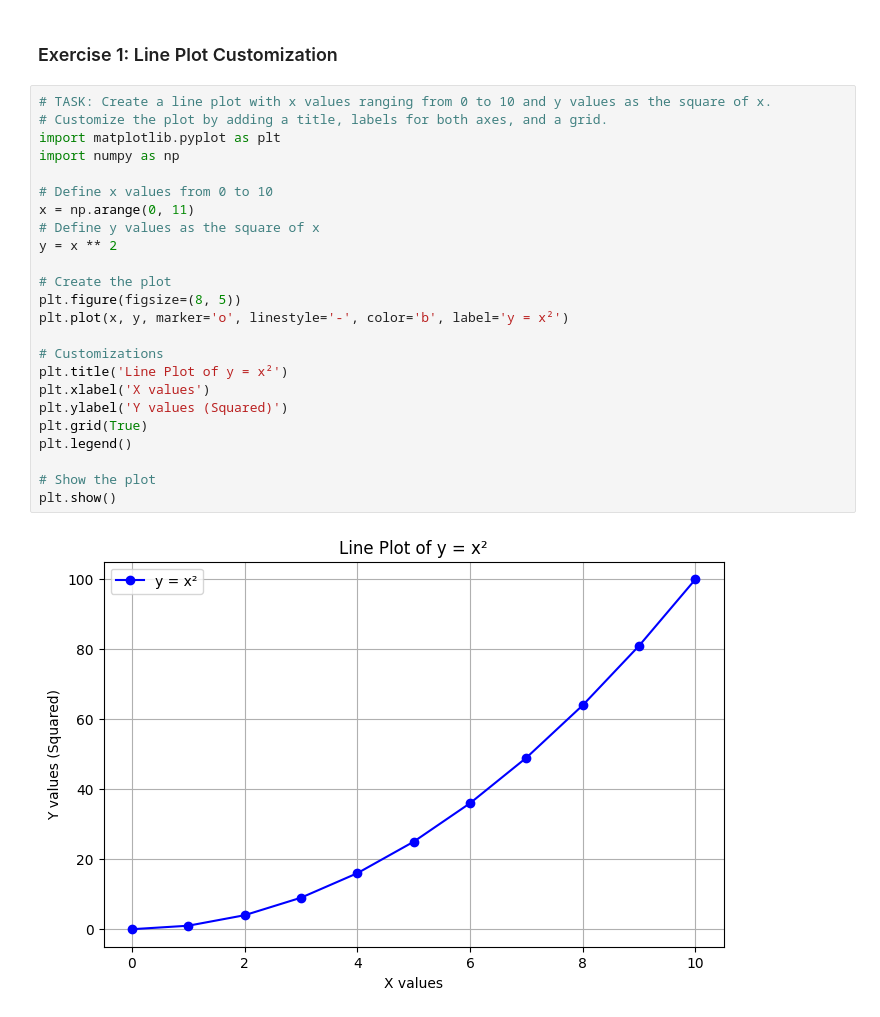
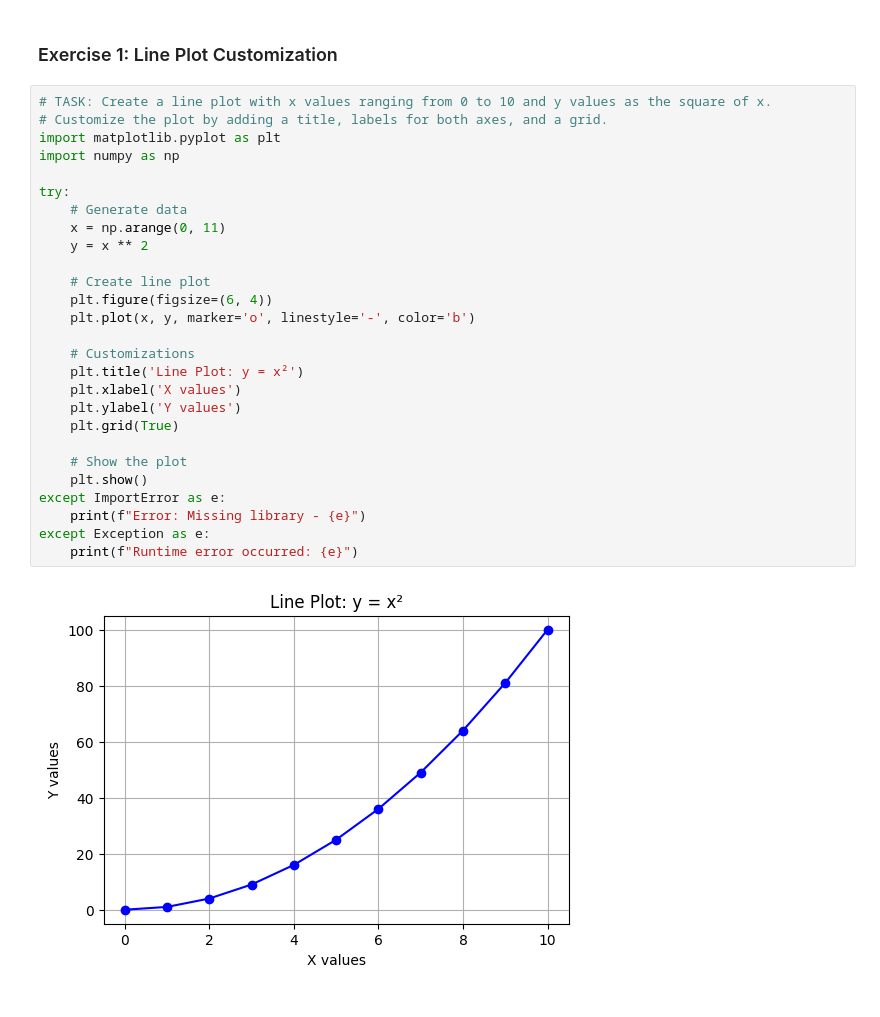
Before and after one commit to ganeshmalasani/python-jupyter-template, a Jupyter notebook: src/1-line-plot.ipynb, the cells around one changed output. Saved outputs shown, nothing was run; the diff lists cells and outputs as text.

```diff
--- a/src/1-line-plot.ipynb
+++ b/src/1-line-plot.ipynb
@@ -3,26 +3,29 @@
 # %%
 # TASK: Create a line plot with x values ranging from 0 to 10 and y values as the square of x.
 # Customize the plot by adding a title, labels for both axes, and a grid.
 import matplotlib.pyplot as plt
 import numpy as np
 
-# Define x values from 0 to 10
-x = np.arange(0, 11)
-# Define y values as the square of x
-y = x ** 2
+try:
+    # Generate data
+    x = np.arange(0, 11)
+    y = x ** 2
 
-# Create the plot
-plt.figure(figsize=(8, 5))
-plt.plot(x, y, marker='o', linestyle='-', color='b', label='y = x²')
+    # Create line plot
+    plt.figure(figsize=(6, 4))
+    plt.plot(x, y, marker='o', linestyle='-', color='b')
 
-# Customizations
-plt.title('Line Plot of y = x²')
-plt.xlabel('X values')
-plt.ylabel('Y values (Squared)')
-plt.grid(True)
-plt.legend()
+    # Customizations
+    plt.title('Line Plot: y = x²')
+    plt.xlabel('X values')
+    plt.ylabel('Y values')
+    plt.grid(True)
 
-# Show the plot
-plt.show()
+    # Show the plot
+    plt.show()
+except ImportError as e:
+    print(f"Error: Missing library - {e}")
+except Exception as e:
+    print(f"Runtime error occurred: {e}")
 # %% [output]
-[figure, old version]
+[figure, new version]
```
Also changed, not shown: 5 other files.
